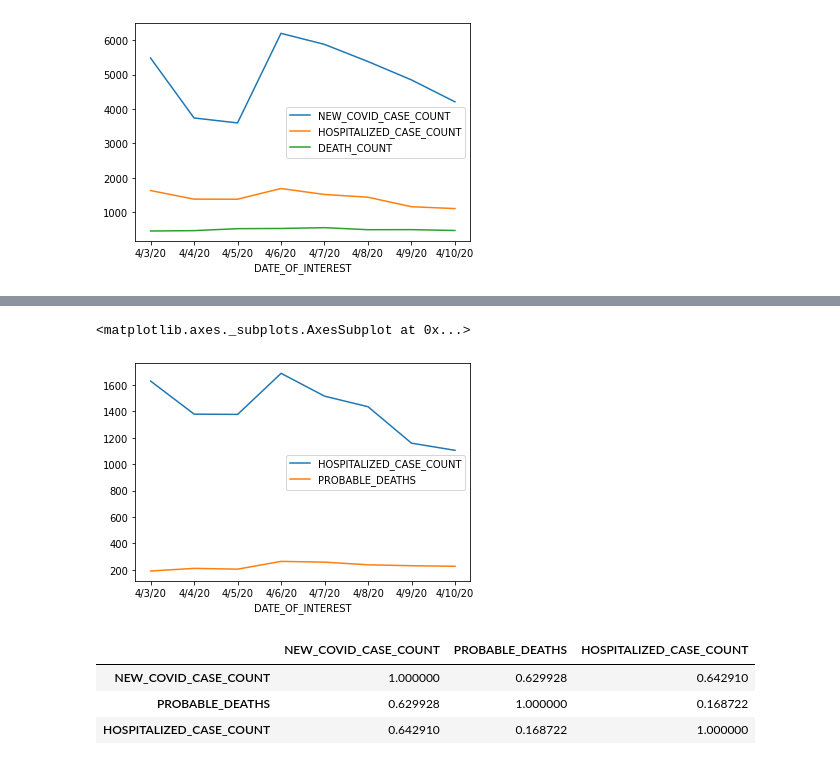
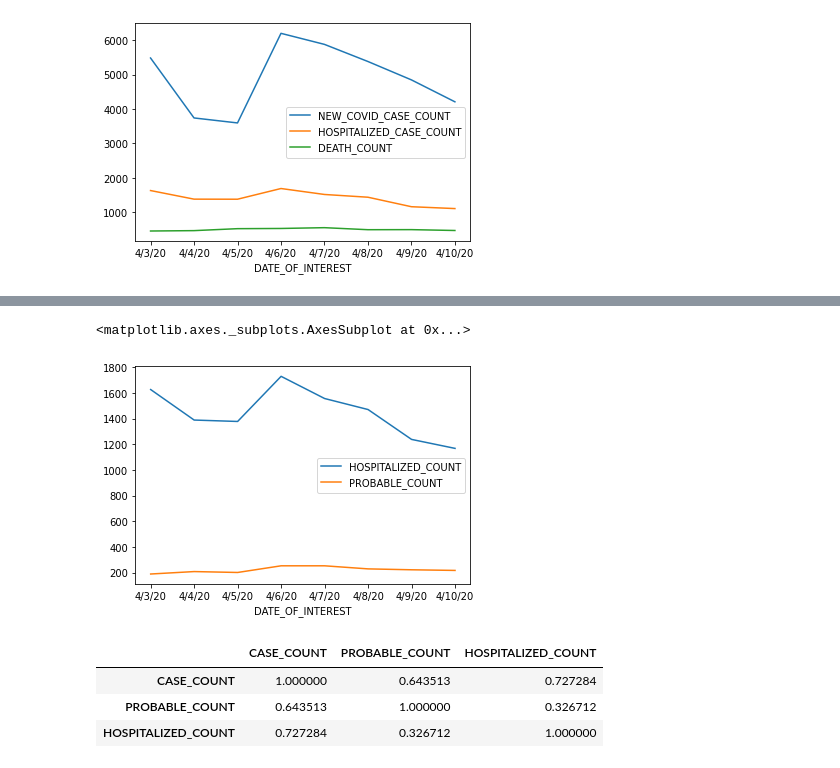
Before and after one commit to jacolonjr/COVID19, a Jupyter notebook: COVID19.ipynb, the cells around one changed output, grey strips where cells are left out. Drawn from its saved outputs; the diff is of its cells as text; code cells hidden in the pictures.

```diff
--- a/COVID19.ipynb
+++ b/COVID19.ipynb
@@ -168,7 +173,7 @@ df_case.plot(x='DATE_OF_INTEREST')
 # %%
 # Merge the new DataFrame with another DataFrame (dod) only for the dates that are the same
 
-df_inner = pd.merge(df_case,dod,on='DATE_OF_INTEREST',how='inner')
+df_inner = pd.merge(df_case,dod_probable,left_on='DATE_OF_INTEREST', right_on='date_of_death')
 
 df_inner
 # %% [output]
@@ -184,18 +189,18 @@ df_inner
 # %%
 # Create a plot for specific columns in the new DataFrame df_inner that has the joined data
-df_inner[['DATE_OF_INTEREST','HOSPITALIZED_CASE_COUNT','PROBABLE_DEATHS']].plot(x='DATE_OF_INTEREST')
+df_inner[['DATE_OF_INTEREST','HOSPITALIZED_COUNT','PROBABLE_COUNT']].plot(x='DATE_OF_INTEREST')
 # %% [output]
 <matplotlib.axes._subplots.AxesSubplot at 0x...>
-[figure, old version]
+[figure, new version]
 # %%
 # Are there any correlations between some columns in df_inner
 
-df_inner[['NEW_COVID_CASE_COUNT','PROBABLE_DEATHS','HOSPITALIZED_CASE_COUNT']].corr()
+df_inner[['CASE_COUNT','PROBABLE_COUNT','HOSPITALIZED_COUNT']].corr()
 # %% [output]
-|  | NEW_COVID_CASE_COUNT | PROBABLE_DEATHS | HOSPITALIZED_CASE_COUNT |
-| NEW_COVID_CASE_COUNT | 1.000000 | 0.629928 | 0.642910 |
-| PROBABLE_DEATHS | 0.629928 | 1.000000 | 0.168722 |
-| HOSPITALIZED_CASE_COUNT | 0.642910 | 0.168722 | 1.000000 |
+|  | CASE_COUNT | PROBABLE_COUNT | HOSPITALIZED_COUNT |
+| CASE_COUNT | 1.000000 | 0.643513 | 0.727284 |
+| PROBABLE_COUNT | 0.643513 | 1.000000 | 0.326712 |
+| HOSPITALIZED_COUNT | 0.727284 | 0.326712 | 1.000000 |
 # %%
 # You have finished your analysis and want to download the DataFrame as csv
 
```
Also changed, not shown: parts of 7 cells of this notebook.
